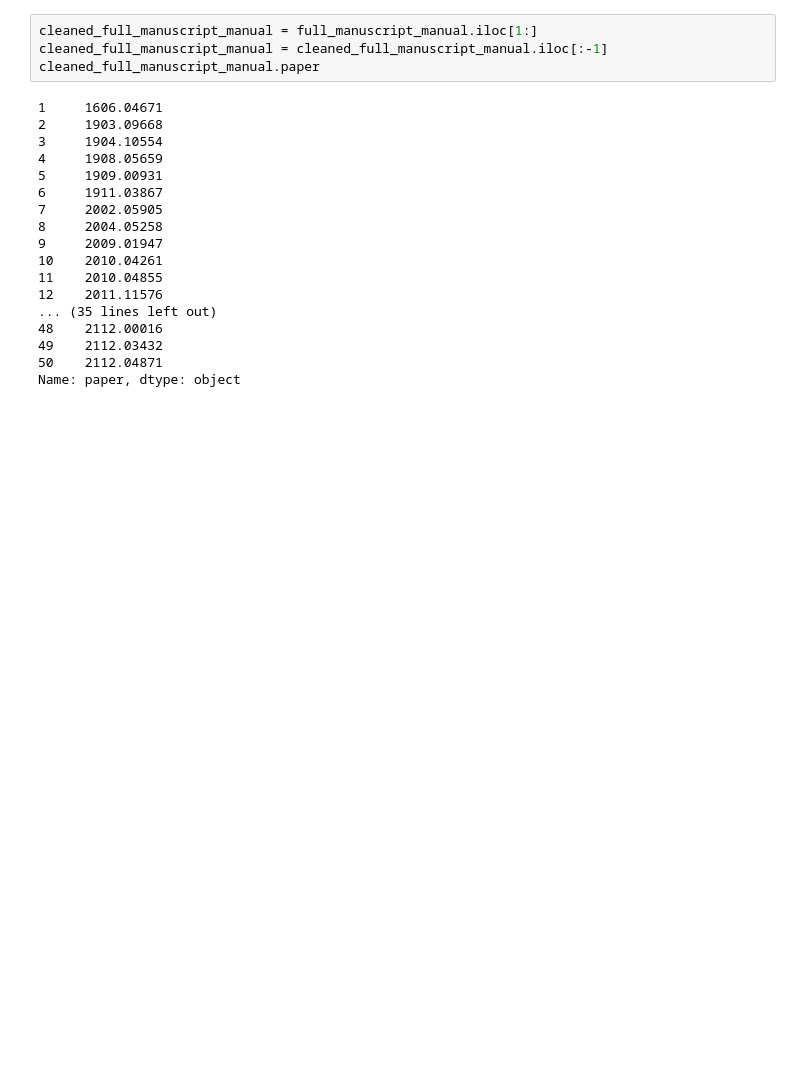
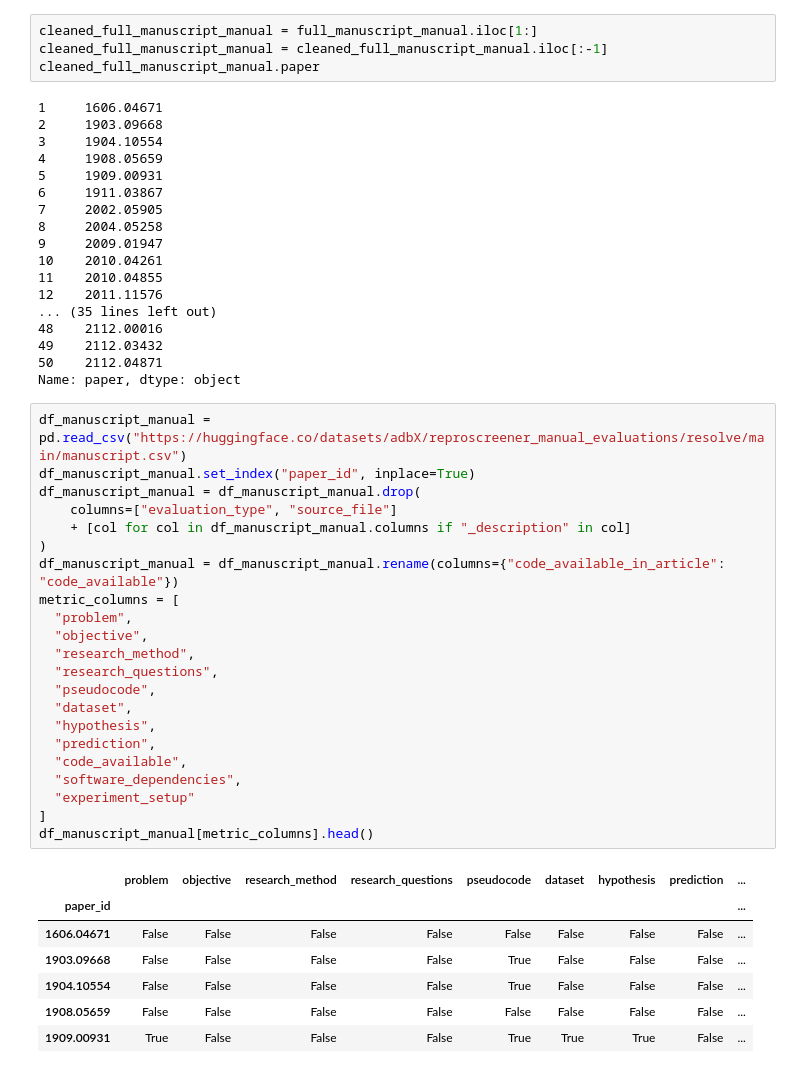
Before and after one commit to Machine-Learning-Pipelines/reproscreener, a Jupyter notebook: notebooks/00_manual_eval_parser.ipynb, the cells around one changed output. Drawn from its saved outputs; the diff is of its cells as text; blank space fills up the shorter version.

```diff
--- a/notebooks/00_manual_eval_parser.ipynb
+++ b/notebooks/00_manual_eval_parser.ipynb
@@ -114,3 +114,33 @@ cleaned_full_manuscript_manual.paper
 49    2112.03432
 50    2112.04871
 Name: paper, dtype: object
+# %%
+df_manuscript_manual = pd.read_csv("https://huggingface.co/datasets/adbX/reproscreener_manual_evaluations/resolve/main/manuscript.csv")
+df_manuscript_manual.set_index("paper_id", inplace=True)
+df_manuscript_manual = df_manuscript_manual.drop(
+    columns=["evaluation_type", "source_file"]
+    + [col for col in df_manuscript_manual.columns if "_description" in col]
+)
+df_manuscript_manual = df_manuscript_manual.rename(columns={"code_available_in_article": "code_available"})
+metric_columns = [
+  "problem",
+  "objective",
+  "research_method",
+  "research_questions",
+  "pseudocode",
+  "dataset",
+  "hypothesis",
+  "prediction",
+  "code_available",
+  "software_dependencies",
+  "experiment_setup"
+]
+df_manuscript_manual[metric_columns].head()
+# %% [output]
+|  | problem | objective | research_method | research_questions | pseudocode | dataset | hypothesis | prediction | ... |
+| paper_id |  |  |  |  |  |  |  |  | ... |
+| 1606.04671 | False | False | False | False | False | False | False | False | ... |
+| 1903.09668 | False | False | False | False | True | False | False | False | ... |
+| 1904.10554 | False | False | False | False | True | False | False | False | ... |
+| 1908.05659 | False | False | False | False | False | False | False | False | ... |
+| 1909.00931 | True | False | False | False | True | True | True | False | ... |
```
Also changed, not shown: parts of 2 cells of this notebook, 9 other files.
